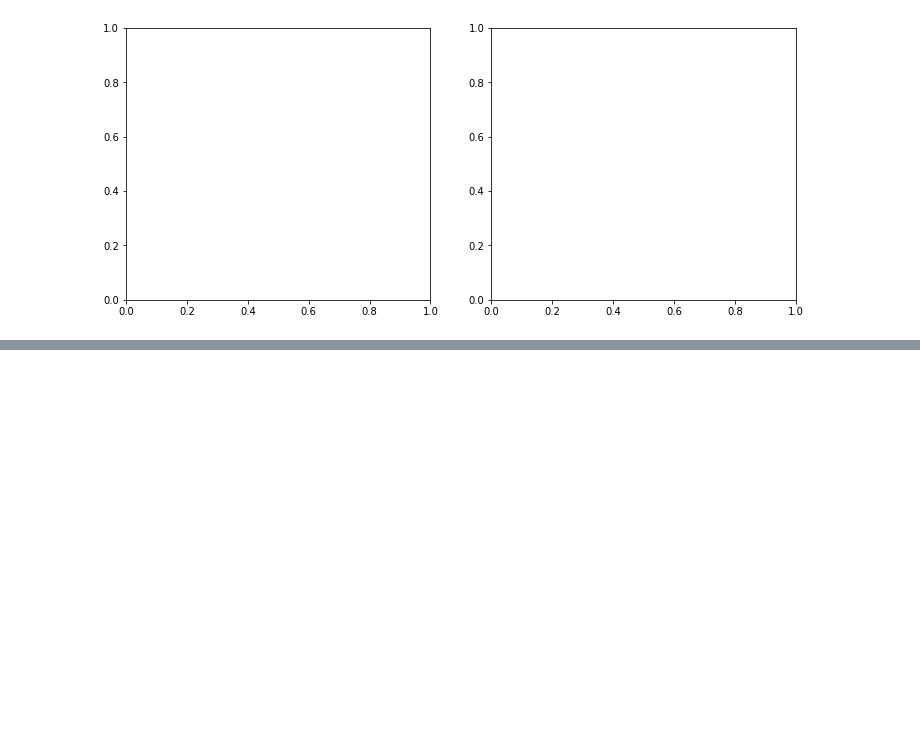
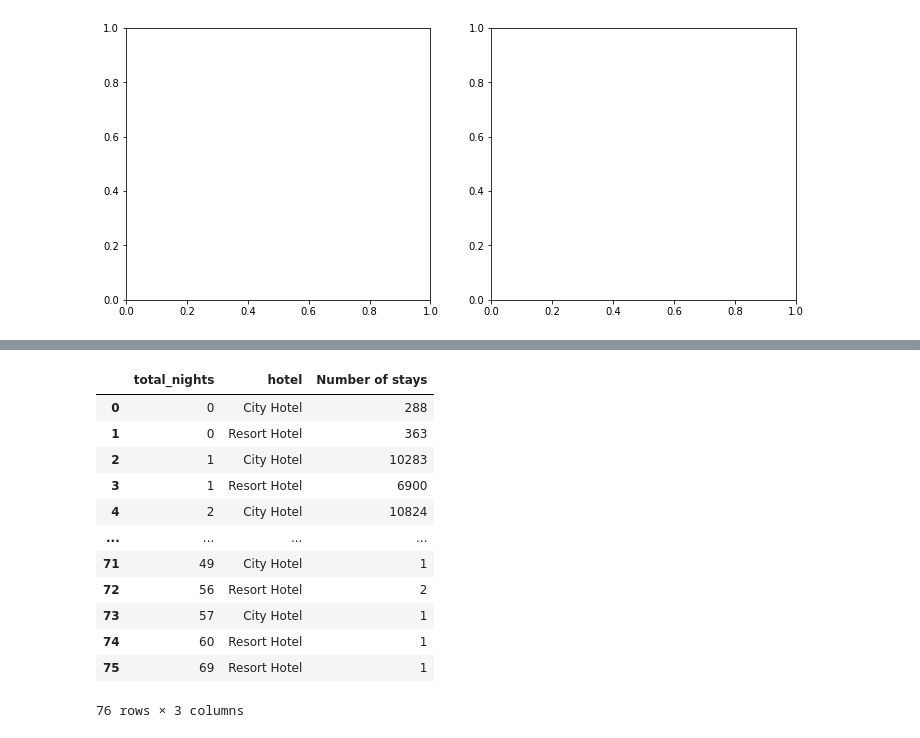
Before and after one commit to Meghanah97/Individual-project-hotel-booking-analysis, a Jupyter notebook: Hotel_Booking_Analysis_Capstone_Project.ipynb, the cells around one changed output, grey strips where cells are left out. Drawn from its saved outputs; the diff is of its cells as text; code cells hidden in the pictures; blank space fills up the shorter version.

```diff
--- a/Hotel_Booking_Analysis_Capstone_Project.ipynb
+++ b/Hotel_Booking_Analysis_Capstone_Project.ipynb
@@ -536,0 +554,19 @@ TypeError: ignored
+# %%
+stay = Hotel_df.groupby(['total_nights', 'hotel']).agg('count').reset_index()
+stay = stay.iloc[:, :3]
+stay = stay.rename(columns={'is_canceled':'Number of stays'})
+stay
+# %% [output]
+|  | total_nights | hotel | Number of stays |
+| 0 | 0 | City Hotel | 288 |
+| 1 | 0 | Resort Hotel | 363 |
+| 2 | 1 | City Hotel | 10283 |
+| 3 | 1 | Resort Hotel | 6900 |
+| 4 | 2 | City Hotel | 10824 |
+| ... | ... | ... | ... |
+| 71 | 49 | City Hotel | 1 |
+| 72 | 56 | Resort Hotel | 2 |
+| 73 | 57 | City Hotel | 1 |
+| 74 | 60 | Resort Hotel | 1 |
+| 75 | 69 | Resort Hotel | 1 |
+76 rows × 3 columns
```
Also changed, not shown: parts of 8 cells of this notebook.
